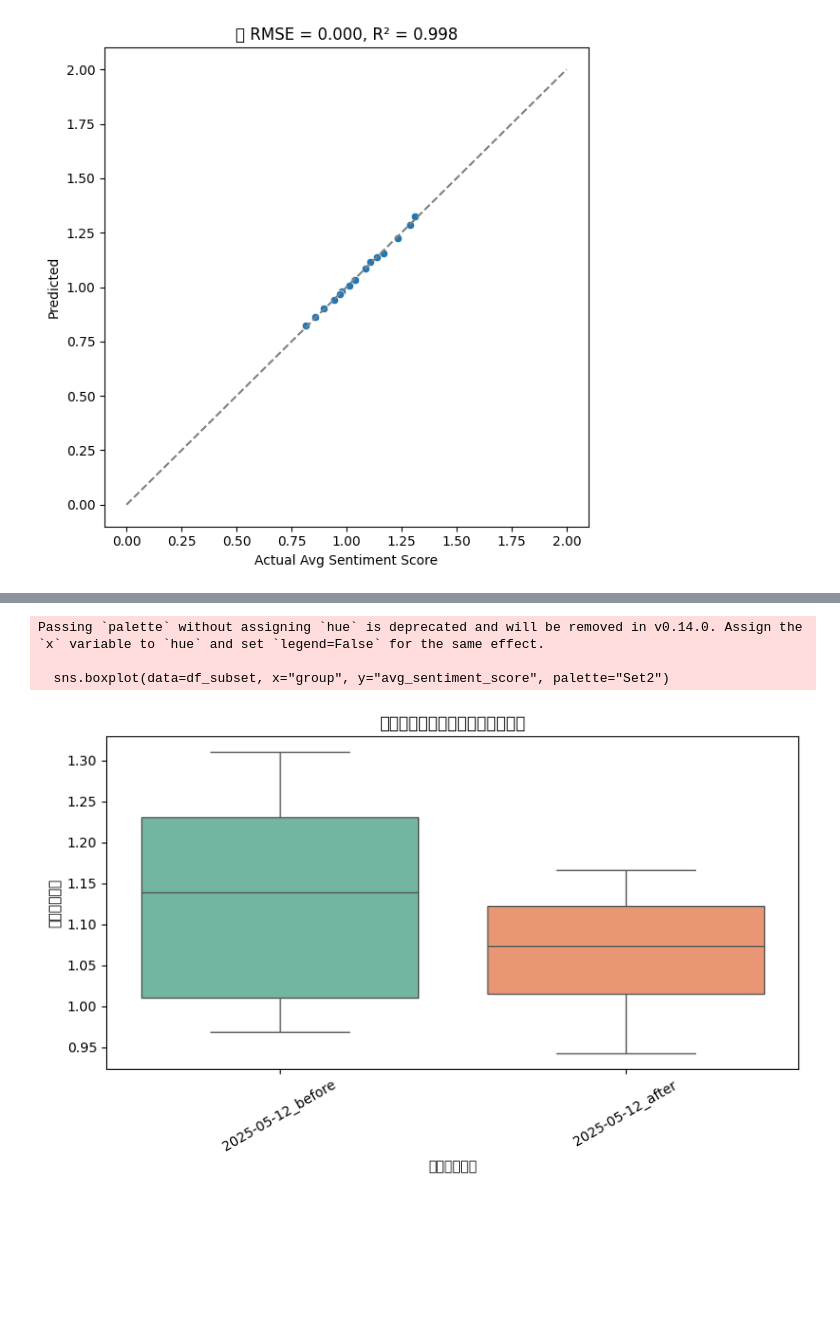
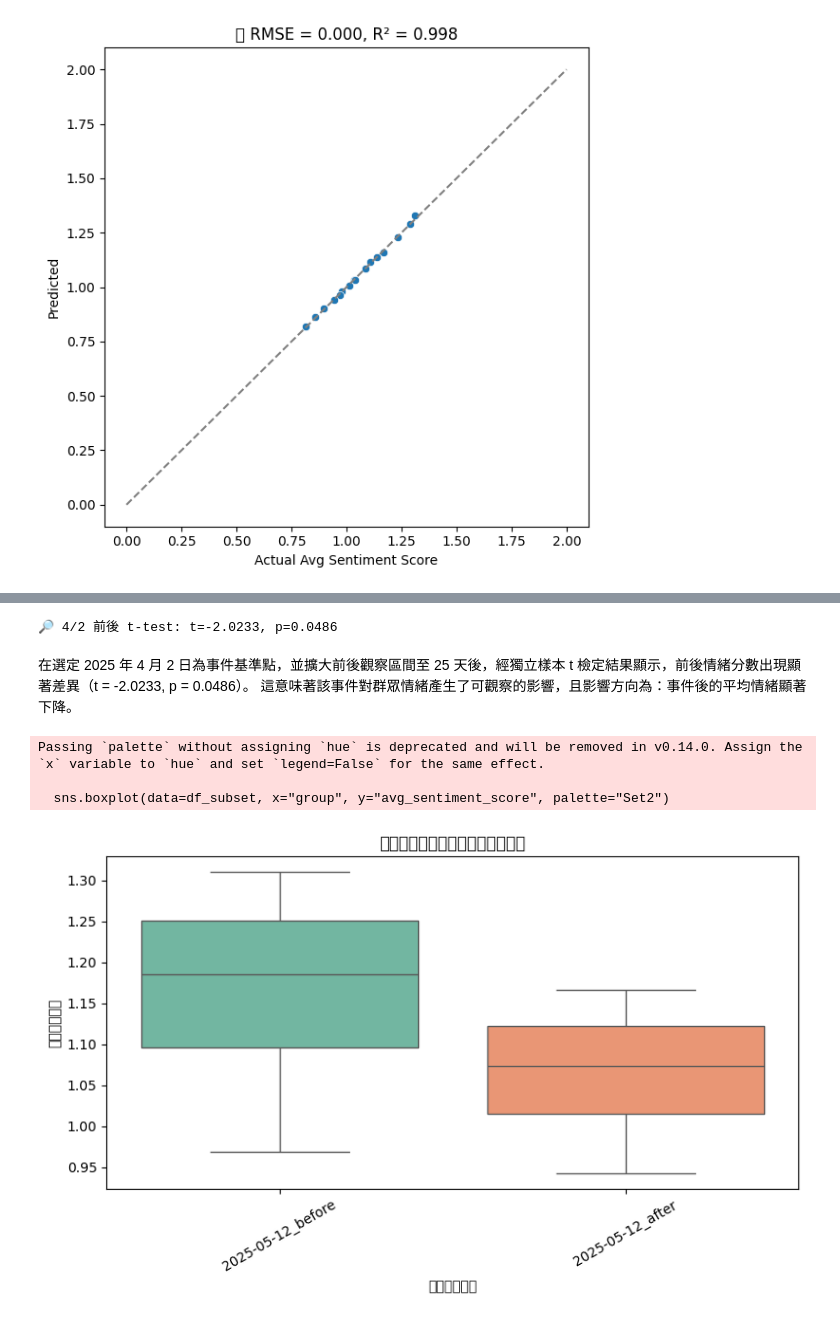
Before and after one commit to eric2003-tj/Python_ML_final, a Jupyter notebook: average_emotion_model.ipynb, the cells around one changed output, grey strips where cells are left out. Cells and saved outputs as stored; diff of their text form; code cells hidden in the pictures; blank space fills up the shorter version.

```diff
--- a/average_emotion_model.ipynb
+++ b/average_emotion_model.ipynb
@@ -768,7 +768,7 @@ df["date"] = pd.to_datetime(df["date"])
 
 # === 定義觀察日期與區間 ===
 target_dates = ["2025-04-02"]
-window = 5  # 前後幾天
+window = 25  # 前後幾天
 
 # === 建立分組標籤（before / after）===
 df["group"] = None
@@ -799,3 +799,16 @@ Passing `palette` without assigning `hue` is deprecated and will be removed in v
+# %%
+from scipy.stats import ttest_ind
+
+g1 = df[df["group"] == "2025-04-02_before"]["avg_sentiment_score"]
+g2 = df[df["group"] == "2025-04-02_after"]["avg_sentiment_score"]
+
+t_stat, p_val = ttest_ind(g1, g2)
+print(f"🔎 4/2 前後 t-test: t={t_stat:.4f}, p={p_val:.4f}")
+# %% [output]
+🔎 4/2 前後 t-test: t=-2.0233, p=0.0486
+# %% [markdown]
+在選定 2025 年 4 月 2 日為事件基準點，並擴大前後觀察區間至 25 天後，經獨立樣本 t 檢定結果顯示，前後情緒分數出現顯著差異（t = -2.0233, p = 0.0486）。
+這意味著該事件對群眾情緒產生了可觀察的影響，且影響方向為：事件後的平均情緒顯著下降。
 # %%
 import pandas as pd
 import matplotlib.pyplot as plt
@@ -806,32 +819,32 @@ df = pd.read_csv("daily_sentiment_features_test.csv")
 df["date"] = pd.to_datetime(df["date"])
 
 # === 定義觀察日期與區間 ===
 target_dates = ["2025-05-12"]
-window = 5  # 前後幾天
+window = 4  # 前後幾天
 
 # === 建立分組標籤（before / after）===
 df["group"] = None
 for d in target_dates:
     center = pd.to_datetime(d)
     df.loc[(df["date"] >= center - pd.Timedelta(days=window)) &
            (df["date"] < center), "group"] = f"{d}_before"
     df.loc[(df["date"] > center) &
            (df["date"] <= center + pd.Timedelta(days=window)), "group"] = f"{d}_after"
 
 # === 過濾有效 group 資料 ===
 df_subset = df[df["group"].notna()]
 
 # === 畫出 boxplot 比較平均情緒分數 ===
 plt.figure(figsize=(8, 5))
 sns.boxplot(data=df_subset, x="group", y="avg_sentiment_score", palette="Set2")
 plt.title("情緒分數分布：重大事件前後比較")
 plt.xlabel("事件時間區間")
 plt.ylabel("平均情緒分數")
 plt.xticks(rotation=30)
 plt.tight_layout()
 plt.show()
 # %% [output]
 Passing `palette` without assigning `hue` is deprecated and will be removed in v0.14.0. Assign the `x` variable to `hue` and set `legend=False` for the same effect.
 
   sns.boxplot(data=df_subset, x="group", y="avg_sentiment_score", palette="Set2")
-[figure, old version]
+[figure, new version]
```
Also changed, not shown: parts of 18 cells of this notebook, 17 other files.
